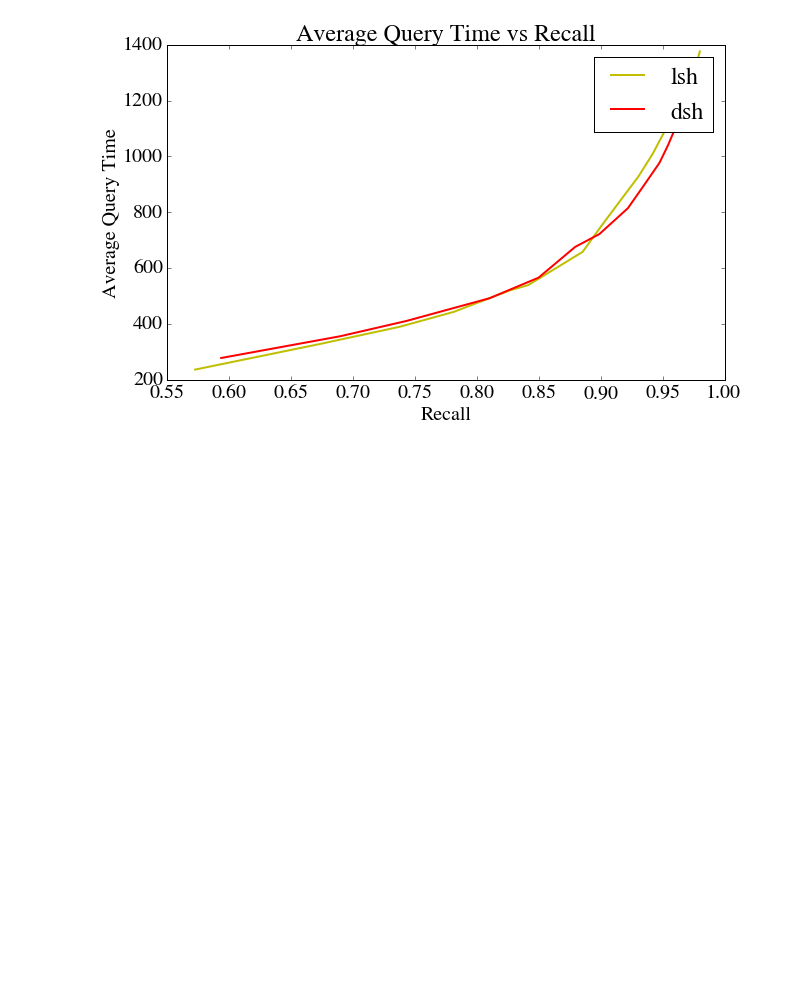
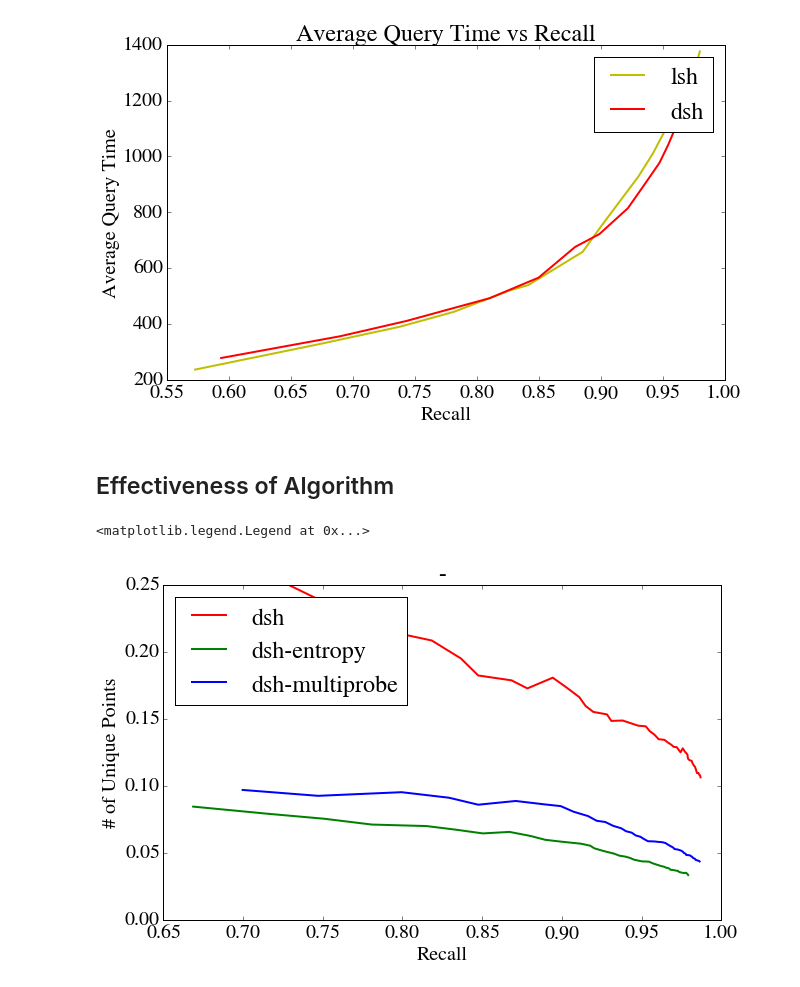
Before and after one commit to srijanshetty/data-sensitive-hashing, a Jupyter notebook: results/Analysis.ipynb, the cells around one changed output. Cells and saved outputs as stored; diff of their text form; code cells hidden in the pictures; blank space fills up the shorter version.

Commit message:
Unique points added

```diff
--- a/results/Analysis.ipynb
+++ b/results/Analysis.ipynb
@@ -196,3 +196,24 @@ plt.legend([plot0, plot1], ['lsh', 'dsh'])
 # %% [output]
 <matplotlib.legend.Legend at 0x...>
 [figure]
+# %% [markdown]
+## Effectiveness of Algorithm
+# %%
+pdsh = pd.read_csv("dsh-points.csv")
+pentropy = pd.read_csv("entropy-points.csv")
+pmultiprobe = pd.read_csv("multiprobe-points.csv")
+
+pdsh['point-ratio'] = pdsh['unique'] / pdsh['points']
+pentropy['point-ratio'] = pentropy['unique'] / pentropy['points']
+pmultiprobe['point-ratio'] = pmultiprobe['unique'] / pmultiprobe['points']
+
+plt.title('Effectiveness of extension')
+plt.xlabel('Recall')
+plt.ylabel('# of Unique Points')
+plot1, = plt.plot(pdsh['recall'], pdsh['point-ratio'], 'r')
+plot2, = plt.plot(pentropy['recall'], pentropy['point-ratio'], 'g')
+plot3, = plt.plot(pmultiprobe['recall'], pmultiprobe['point-ratio'], 'b')
+plt.legend([plot1, plot2, plot3], ['dsh', 'dsh-entropy', 'dsh-multiprobe'], loc=2)
+# %% [output]
+<matplotlib.legend.Legend at 0x...>
+[figure, added]
```
Also changed, not shown: parts of 2 cells of this notebook, 7 other files.
